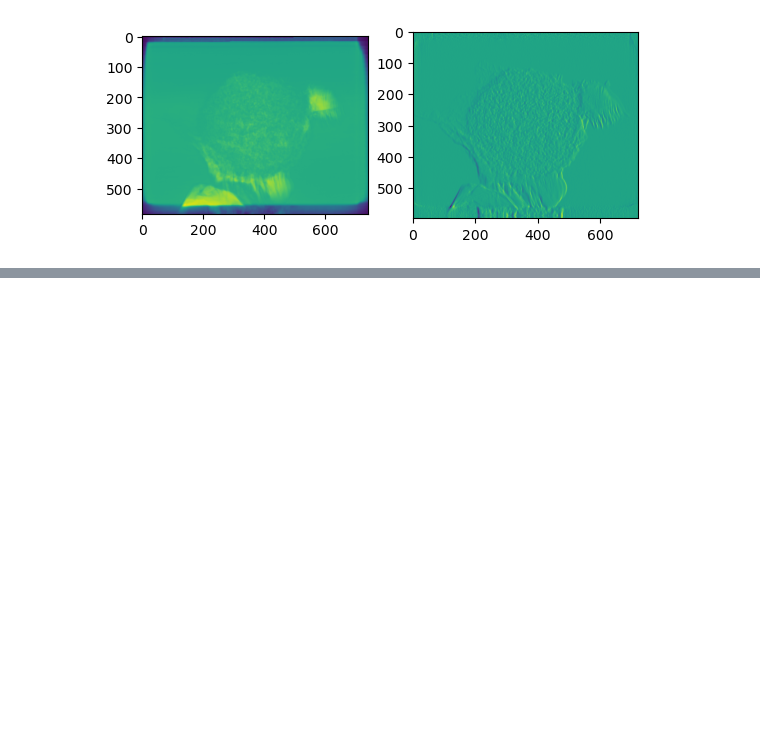
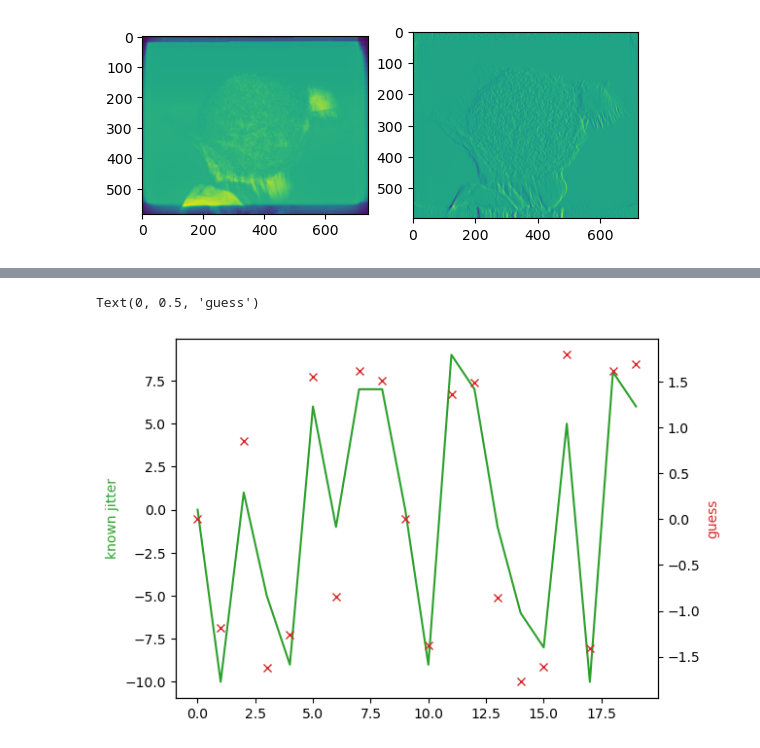
Before and after one commit to TomographicImaging/PtychographyAlignment, a Jupyter notebook: src/tests.ipynb, the cells around one changed output, grey strips where cells are left out. Saved outputs shown, nothing was run; the diff lists cells and outputs as text; code cells hidden in the pictures; blank space fills up the shorter version.

Commit message:
The find_optimal_shift function works, more or less.

```diff
--- a/src/tests.ipynb
+++ b/src/tests.ipynb
@@ -142,0 +143,24 @@ plt.subplot(1,2,2), plt.imshow(np.imag(img_shifted[:,:,0]))
+# %%
+binning = 2 ** ( np.arange(np.log2(max_binning), np.log2(min_binning) - 1, -1) )
+
+sinogram = tc.unwrap_data(sinogram, unwrap_data_method, boundary=None)
+MASS = np.median(sinogram * np.mean(abs(sinogram), axis=(0,1)))
+
+x = np.random.randint(20, size=sinogram.shape[-1]) - 10
+sinogram_model = np.empty(sinogram.shape)
+for p in range(sinogram.shape[-1]):
+    sinogram_model[:,:,p] = np.roll(sinogram[:,:,p],x[p],axis=1)
+
+# sinogram_model is reprojected sinogram
+# sinogram is the original sino (also called "sinogram_shifted" in the MATLAB code)
+shift, err = tc.find_optimal_shift(sinogram_model, sinogram, sino_weights, MASS, high_pass_filter, unwrap_data_method, align_horizontal=True, align_vertical=True)
+# %%
+fig, ax1 = plt.subplots()
+ax1.plot(x[0:20], '-', color = 'tab:green')
+ax1.set_ylabel('known jitter', color='tab:green')
+ax2 = ax1.twinx()
+ax2.plot(shift[0:20,0], 'x', color = 'tab:red')
+ax2.set_ylabel('guess', color='tab:red')
+# %% [output]
+Text(0, 0.5, 'guess')
+[figure, added]
```
Also changed, not shown: parts of 5 cells of this notebook, 2 other files.
